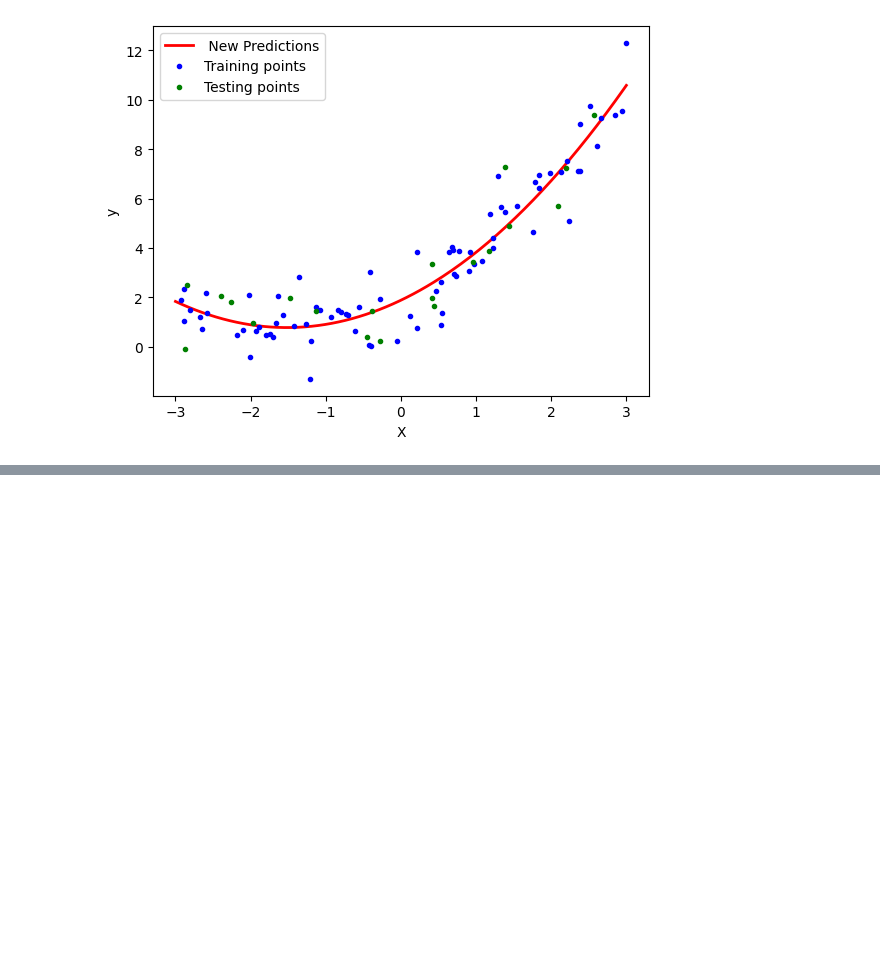
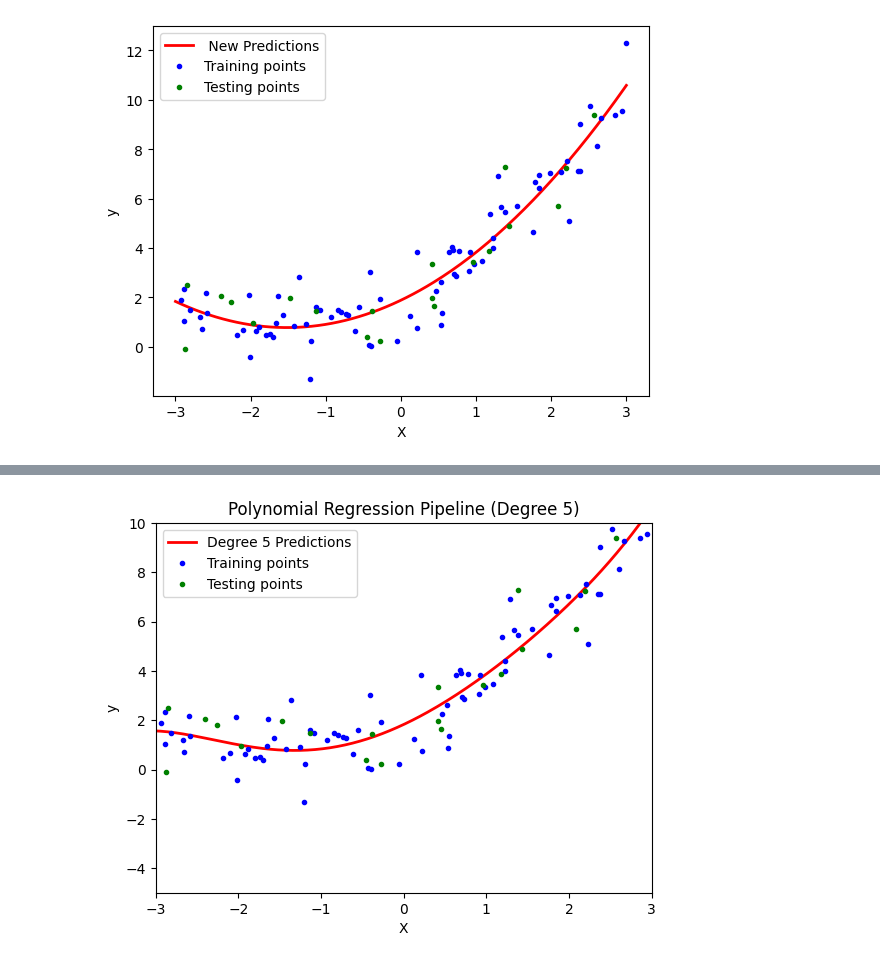
Before and after one commit to abhik12295/Data-Science-Learning, a Jupyter notebook: Core ML Topics/5. ML Algos/1. Linear Regression.ipynb, the cells around one changed output, grey strips where cells are left out. Saved outputs shown, nothing was run; the diff lists cells and outputs as text; code cells hidden in the pictures; blank space fills up the shorter version.

```diff
--- a/Core ML Topics/5. ML Algos/1. Linear Regression.ipynb
+++ b/Core ML Topics/5. ML Algos/1. Linear Regression.ipynb
@@ -1137,0 +1167,5 @@ plt.show()
+# %%
+
+polynomial_regression_pipeline(degree=5)  # Call the function with degree
+# %% [output]
+[figure, added]
```
Also changed, not shown: parts of 2 cells of this notebook.
